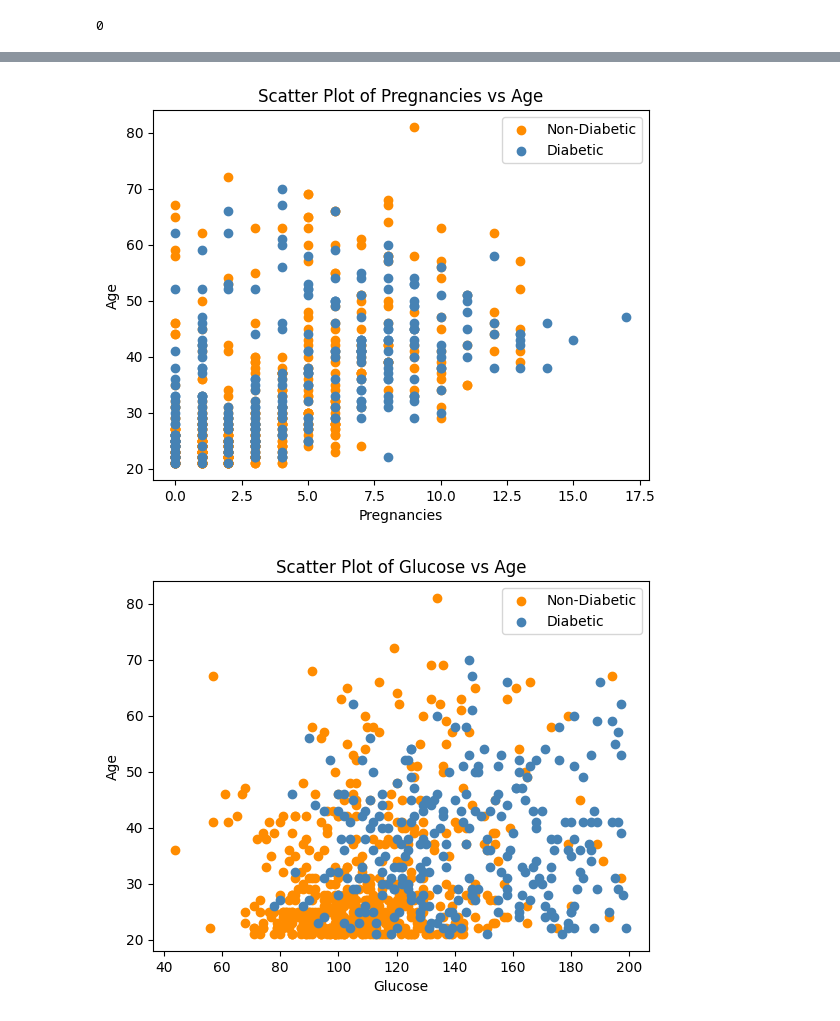
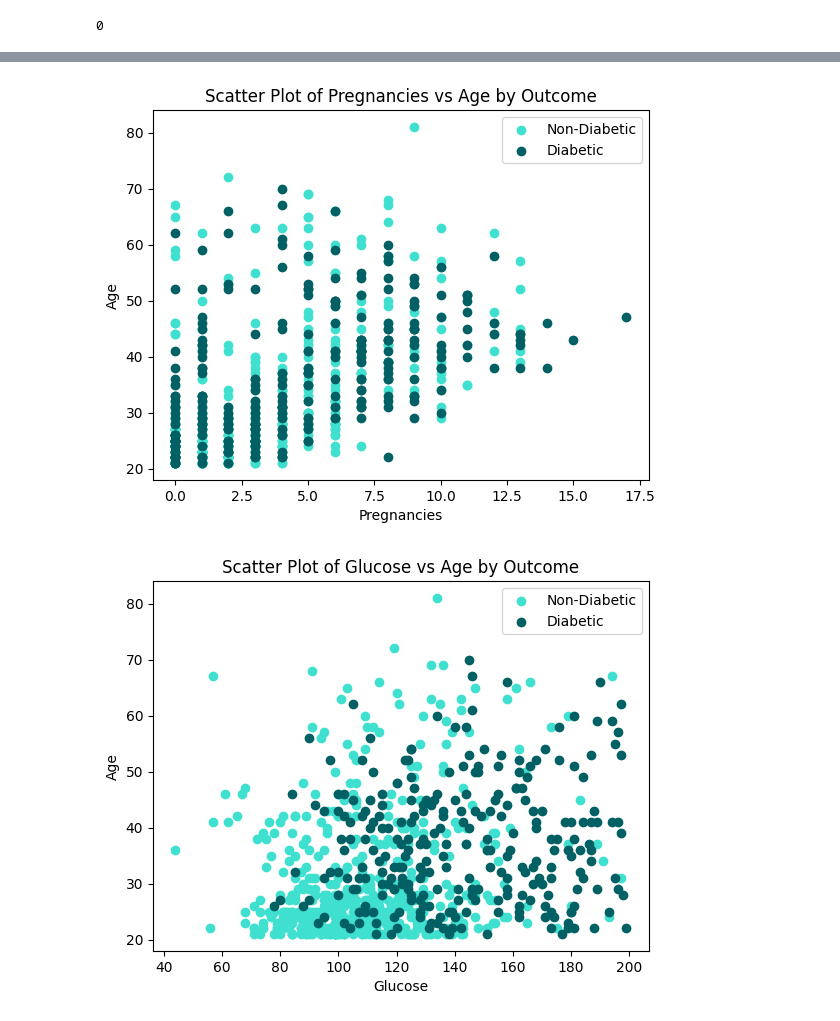
Before and after one commit to TheCsarbeat/proyecto1-IA, a Jupyter notebook: p1.ipynb, the cells around one changed output, grey strips where cells are left out. Cells and saved outputs as stored; diff of their text form; code cells hidden in the pictures.

```diff
--- a/p1.ipynb
+++ b/p1.ipynb
@@ -147,25 +224,24 @@ plot_stacked_histogram(df_diabetes, ['Glucose', 'BloodPressure', 'SkinThickness'
 # %%
-labels = ['Non-Diabetic', 'Diabetic']
-colors = ['darkorange', 'steelblue']
+colors = ['#40E0D0', '#006064']
 
-def scatter_plots_by_outcome(features):
+def scatter_plots_by_feature_and_split(df, features, split_column, y_column, labels):
     for feature in features:
         fig, ax = plt.subplots()  # Create a new figure and axis for each feature
 
-        for outcome, color in zip([0, 1], colors):
-            ax.scatter(df_diabetes[df_diabetes['Outcome'] == outcome][feature],
-                       df_diabetes[df_diabetes['Outcome'] == outcome]['Age'],
-                       c=color, label=labels[outcome])
+        for idx, outcome in enumerate(sorted(df[split_column].unique())):
+            subset = df[df[split_column] == outcome]
+            ax.scatter(subset[feature], subset[y_column], c=colors[idx % len(colors)], label=labels[idx])
 
-        ax.set_title(f'Scatter Plot of {feature} vs Age')
+        ax.set_title(f'Scatter Plot of {feature} vs {y_column} by {split_column}')
         ax.set_xlabel(feature)
-        ax.set_ylabel('Age')
+        ax.set_ylabel(y_column)
         ax.legend()
 
-        plt.show()  # Show the plot after adding all data points
+        plt.show()
 # %%
 # Call the function to plot the scatter plots
-scatter_plots_by_outcome(['Pregnancies','Glucose', 'BloodPressure', 'SkinThickness', 'Insulin', 'BMI', 'DiabetesPedigreeFunction'])
+labels = ['Non-Diabetic', 'Diabetic']
+scatter_plots_by_feature_and_split(df_diabetes, ['Pregnancies', 'Glucose', 'BloodPressure', 'SkinThickness', 'Insulin', 'BMI', 'DiabetesPedigreeFunction'], 'Outcome', 'Age', labels)
 # %% [output]
-[figure, old version]
+[figure, new version]
-[figure, old version]
+[figure, new version]
```
Also changed, not shown: parts of 44 cells of this notebook.
